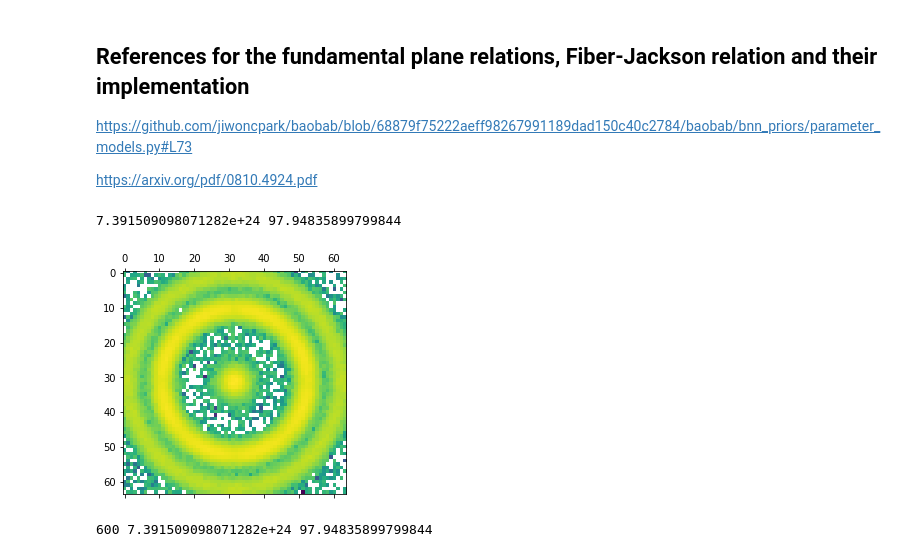
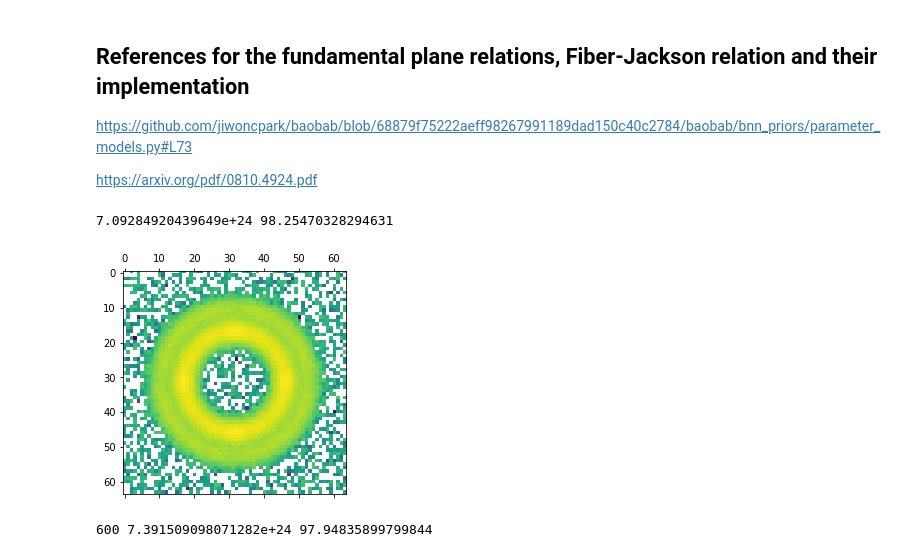
Before and after one commit to JimenaGonzalez/Simulations-Double-Source-Gravitational-Lensing, a Jupyter notebook: DSPL - Fundamental plane implemented (with scattering)-Copy1.ipynb, the cells around one changed output. Saved outputs shown, nothing was run; the diff lists cells and outputs as text; code cells hidden in the pictures.

```diff
--- a/DSPL - Fundamental plane implemented (with scattering)-Copy1.ipynb
+++ b/DSPL - Fundamental plane implemented (with scattering)-Copy1.ipynb
@@ -99,7 +99,7 @@ def funcion(z_lens, z_source1, z_source2, dispersion ,center_lens, center_source
     r_effective = effective_radius(dispersion, lumino)
     surf_bright = surface_brightness(lumino, r_effective)
     print(r_effective, surf_bright)
-    kwargs_lens_light_mag_g = [{'magnitude': 20, 'R_sersic': .5, 'n_sersic': 2, 'e1': 0., 'e2': 0., 'center_x': center_lens[0], 'center_y': center_lens[1]}]
+    kwargs_lens_light_mag_g = [{'magnitude': surf_bright, 'R_sersic': r_effective, 'n_sersic': 2, 'e1': 0., 'e2': 0., 'center_x': center_lens[0], 'center_y': center_lens[1]}]
     kwargs_lens_light_g, kwargs_source_g , asdf= sim_g.magnitude2amplitude(kwargs_lens_light_mag_g, kwargs_source_mag_g)
 
     image_g = imSim.image(kwargs_lens, kwargs_source_g, kwargs_lens_light_g)
@@ -110,15 +110,15 @@ def funcion(z_lens, z_source1, z_source2, dispersion ,center_lens, center_source
 # %%
 z_lens = .4
 z_source1 = 1.
 z_source2 = 3.5
-dispersion = 600
+dispersion = 500
 center_lens = [0,0]
 center_source1 = [0,0]
 center_source2 = [0,0]
 funcion(z_lens, z_source1, z_source2, dispersion, center_lens, center_source1, center_source2, 1)
 # %% [output]
-7.391509098071282e+24 97.94835899799844
+7.09284920439649e+24 98.25470328294631
-[figure, old version]
+[figure, new version]
 # %%
 vel = 600
 lum = luminosity(vel)
```
Also changed, not shown: 1 other file.
